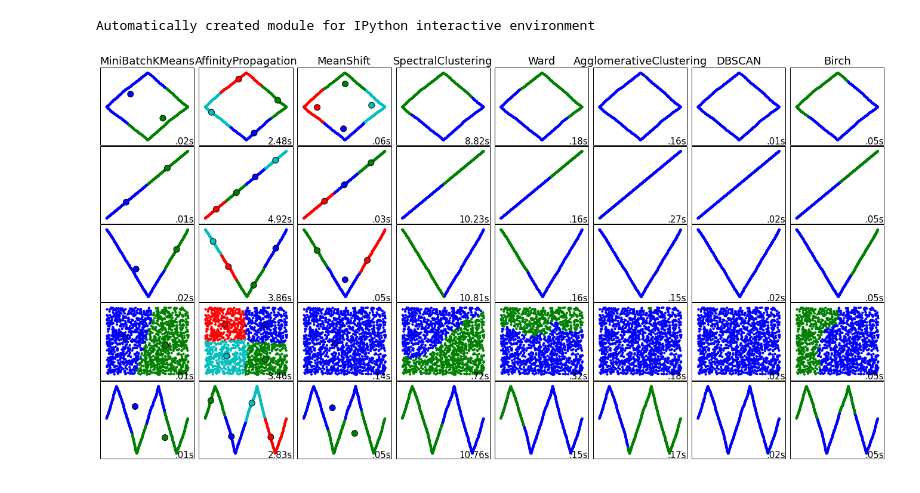
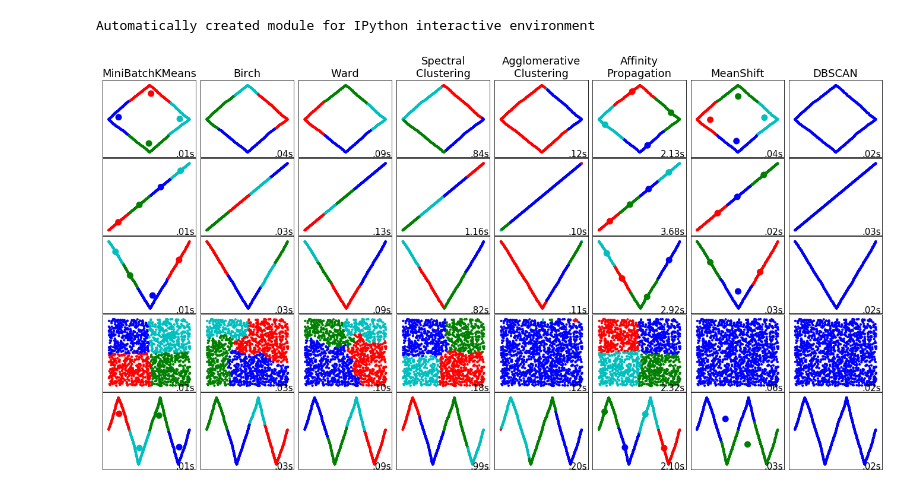
Before and after one commit to stochasticresearch/depmeas, a Jupyter notebook: python/notebooks/dep_clustering_comparison.ipynb, the cells around one changed output. Cells and saved outputs as stored; diff of their text form; code cells hidden in the pictures.

```diff
--- a/python/notebooks/dep_clustering_comparison.ipynb
+++ b/python/notebooks/dep_clustering_comparison.ipynb
@@ -60,15 +60,15 @@ colors = np.array([x for x in 'bgrcmykbgrcmykbgrcmykbgrcmyk'])
 colors = np.hstack([colors] * 20)
 
 clustering_names = [
-    'MiniBatchKMeans', 'AffinityPropagation', 'MeanShift',
-    'SpectralClustering', 'Ward', 'AgglomerativeClustering',
-    'DBSCAN', 'Birch']
+    'MiniBatchKMeans', 'Birch', 'Ward', 'Spectral\nClustering', 'Agglomerative\nClustering',
+    'Affinity\nPropagation', 'MeanShift', 'DBSCAN', ]
 
 plt.figure(figsize=(len(clustering_names) * 2 + 3, 9.5))
 plt.subplots_adjust(left=.02, right=.98, bottom=.001, top=.96, wspace=.05,
                     hspace=.01)
 
 plot_num = 1
+numClusters = 4
 
 datasets = [circular_dep, linear_dep, quadratic_dep, no_structure, sinusoidal_dep]
 for i_dataset, dataset in enumerate(datasets):
@@ -86,10 +86,10 @@ for i_dataset, dataset in enumerate(datasets):
 
     # create clustering estimators
     ms = cluster.MeanShift(bandwidth=bandwidth, bin_seeding=True)
-    two_means = cluster.MiniBatchKMeans(n_clusters=2)
-    ward = cluster.AgglomerativeClustering(n_clusters=2, linkage='ward',
+    two_means = cluster.MiniBatchKMeans(n_clusters=numClusters)
+    ward = cluster.AgglomerativeClustering(n_clusters=numClusters, linkage='ward',
                                            connectivity=connectivity)
-    spectral = cluster.SpectralClustering(n_clusters=2,
+    spectral = cluster.SpectralClustering(n_clusters=numClusters,
                                           eigen_solver='arpack',
                                           affinity="nearest_neighbors")
     dbscan = cluster.DBSCAN(eps=.2)
@@ -97,44 +97,44 @@ for i_dataset, dataset in enumerate(datasets):
                                                        preference=-200)
 
     average_linkage = cluster.AgglomerativeClustering(
-        linkage="average", affinity="cityblock", n_clusters=2,
+        linkage="average", affinity="cityblock", n_clusters=numClusters,
         connectivity=connectivity)
 
-    birch = cluster.Birch(n_clusters=2)
+    birch = cluster.Birch(n_clusters=numClusters)
     clustering_algorithms = [
-        two_means, affinity_propagation, ms, spectral, ward, average_linkage,
-        dbscan, birch]
+        two_means, birch, ward, spectral, average_linkage,
+        affinity_propagation, ms, dbscan]
 
     for name, algorithm in zip(clustering_names, clustering_algorithms):
         # predict cluster memberships
         t0 = time.time()
         algorithm.fit(X)
         t1 = time.time()
         if hasattr(algorithm, 'labels_'):
             y_pred = algorithm.labels_.astype(np.int)
         else:
             y_pred = algorithm.predict(X)
 
         # plot
         plt.subplot(5, len(clustering_algorithms), plot_num)
         if i_dataset == 0:
             plt.title(name, size=18)
         plt.scatter(X[:, 0], X[:, 1], color=colors[y_pred].tolist(), s=10)
 
         if hasattr(algorithm, 'cluster_centers_'):
             centers = algorithm.cluster_centers_
             center_colors = colors[:len(centers)]
             plt.scatter(centers[:, 0], centers[:, 1], s=100, c=center_colors)
         plt.xlim(-2, 2)
         plt.ylim(-2, 2)
         plt.xticks(())
         plt.yticks(())
         plt.text(.99, .01, ('%.2fs' % (t1 - t0)).lstrip('0'),
                  transform=plt.gca().transAxes, size=15,
                  horizontalalignment='right')
         plot_num += 1
 
 plt.show()
 # %% [output]
 Automatically created module for IPython interactive environment
-[figure, old version]
+[figure, new version]
```
